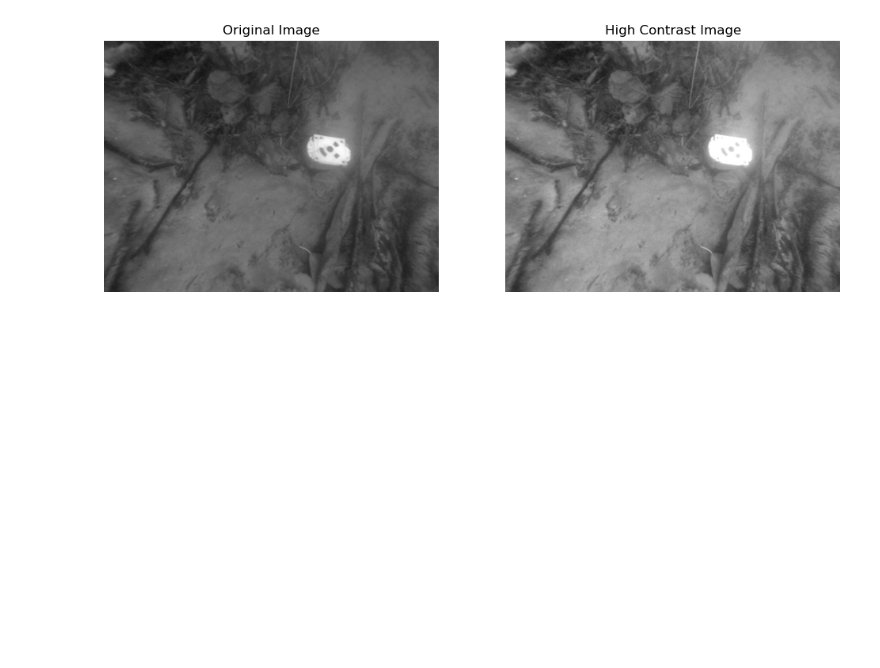
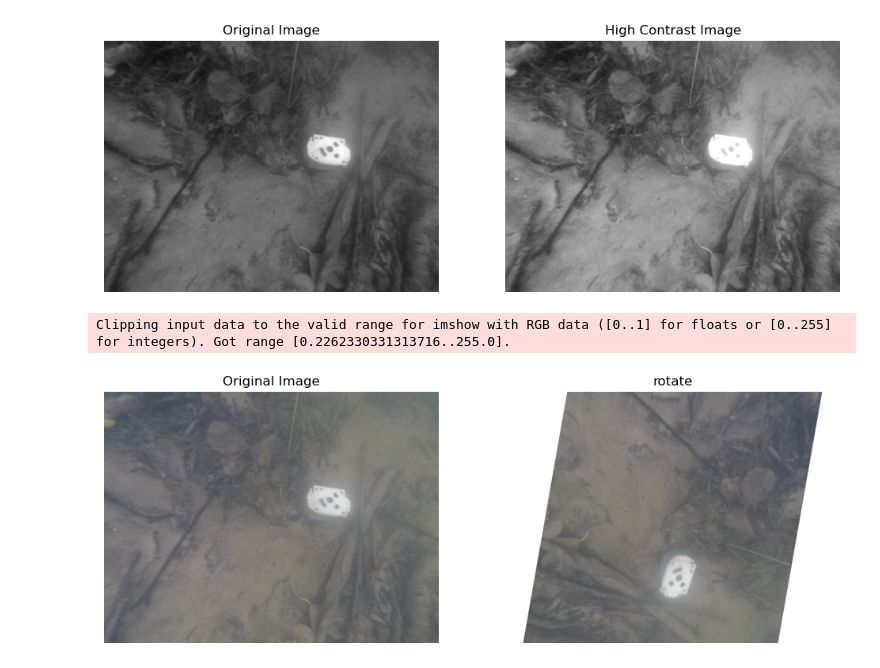
Before and after one commit to BenjaminMAUFROY/BIN, a Jupyter notebook: nettoyage_image.ipynb, the cells around one changed output. Cells and saved outputs as stored; diff of their text form; code cells hidden in the pictures; blank space fills up the shorter version.

Commit message:
data augmentation

```diff
--- a/nettoyage_image.ipynb
+++ b/nettoyage_image.ipynb
@@ -66,3 +67,31 @@ plt.show()
 # io.imshow(image_laplacian)
 # %% [output]
 [figure]
+# %%
+# Data augmentation
+from skimage import transform,data,filters, io, img_as_float
+import matplotlib.pyplot as plt
+import random as rd
+
+image = io.imread("BN_Tri_entrainement/G0178831.JPG")
+
+transformed_img = transform.rotate(image,
+                                   angle = rd.randint(1,359),
+                                   cval = 255
+                                   )
+
+fig, axes = plt.subplots(1, 2, figsize=(12, 6))
+ax1, ax2 = axes.ravel()
+
+ax1.imshow(image, cmap='gray')
+ax1.set_title('Original Image')
+ax1.set_axis_off()
+
+ax2.imshow(transformed_img, cmap='gray')
+ax2.set_title('rotate')
+ax2.set_axis_off()
+
+plt.show()
+# %% [output]
+Clipping input data to the valid range for imshow with RGB data ([0..1] for floats or [0..255] for integers). Got range [0.2262330331313716..255.0].
+[figure, added]
```
Also changed, not shown: parts of 1 cell of this notebook.
